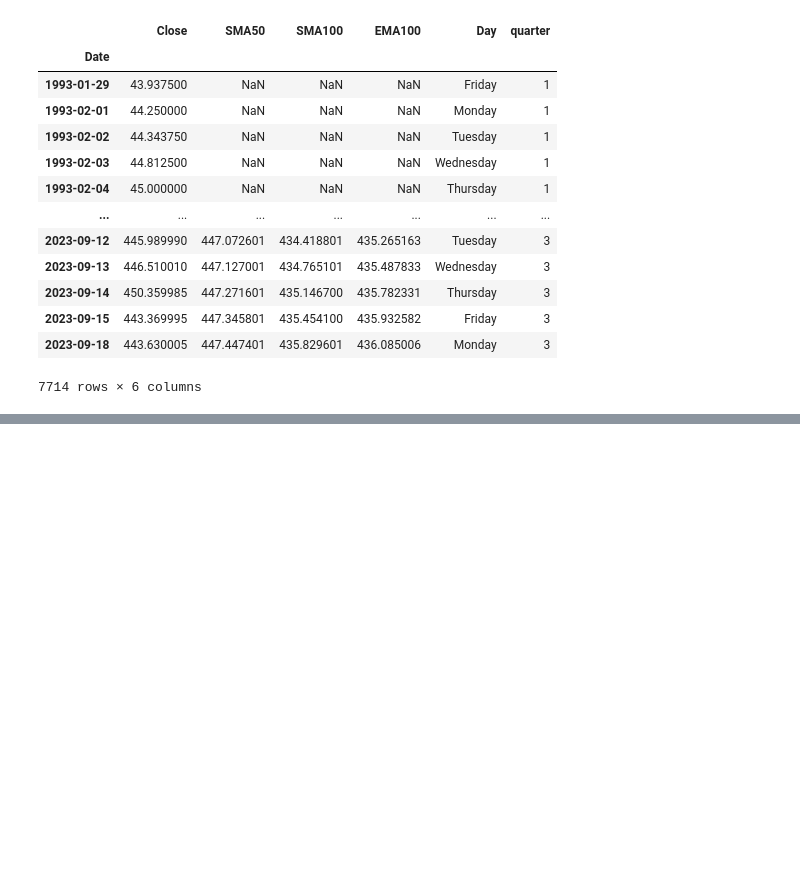
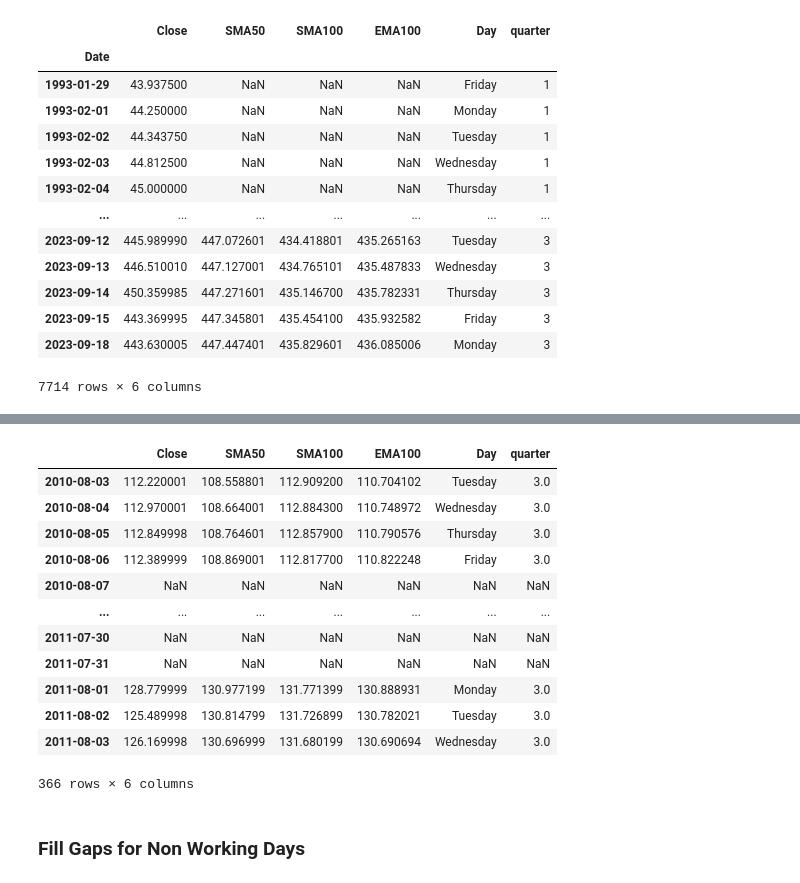
Before and after one commit to tuxlimr/Celery_Preprocessing, a Jupyter notebook: QuantEngineer_NASDAQ_Yahoo.ipynb, the cells around one changed output, grey strips where cells are left out. Saved outputs shown, nothing was run; the diff lists cells and outputs as text; code cells hidden in the pictures; blank space fills up the shorter version.

```diff
--- a/QuantEngineer_NASDAQ_Yahoo.ipynb
+++ b/QuantEngineer_NASDAQ_Yahoo.ipynb
@@ -674,0 +677,3 @@ spy
+# %%
+selected_days = pd.date_range(start="2010-08-03", end="2011-08-03", freq='D')
+selected_days
@@ -674,0 +689,18 @@ spy
+# %%
+spy.reindex(selected_days)
+# %% [output]
+|  | Close | SMA50 | SMA100 | EMA100 | Day | quarter |
+| 2010-08-03 | 112.220001 | 108.558801 | 112.909200 | 110.704102 | Tuesday | 3.0 |
+| 2010-08-04 | 112.970001 | 108.664001 | 112.884300 | 110.748972 | Wednesday | 3.0 |
+| 2010-08-05 | 112.849998 | 108.764601 | 112.857900 | 110.790576 | Thursday | 3.0 |
+| 2010-08-06 | 112.389999 | 108.869001 | 112.817700 | 110.822248 | Friday | 3.0 |
+| 2010-08-07 | NaN | NaN | NaN | NaN | NaN | NaN |
+| ... | ... | ... | ... | ... | ... | ... |
+| 2011-07-30 | NaN | NaN | NaN | NaN | NaN | NaN |
+| 2011-07-31 | NaN | NaN | NaN | NaN | NaN | NaN |
+| 2011-08-01 | 128.779999 | 130.977199 | 131.771399 | 130.888931 | Monday | 3.0 |
+| 2011-08-02 | 125.489998 | 130.814799 | 131.726899 | 130.782021 | Tuesday | 3.0 |
+| 2011-08-03 | 126.169998 | 130.696999 | 131.680199 | 130.690694 | Wednesday | 3.0 |
+366 rows × 6 columns
+# %% [markdown]
+### Fill Gaps for Non Working Days
```
Also changed, not shown: parts of 8 cells of this notebook.
